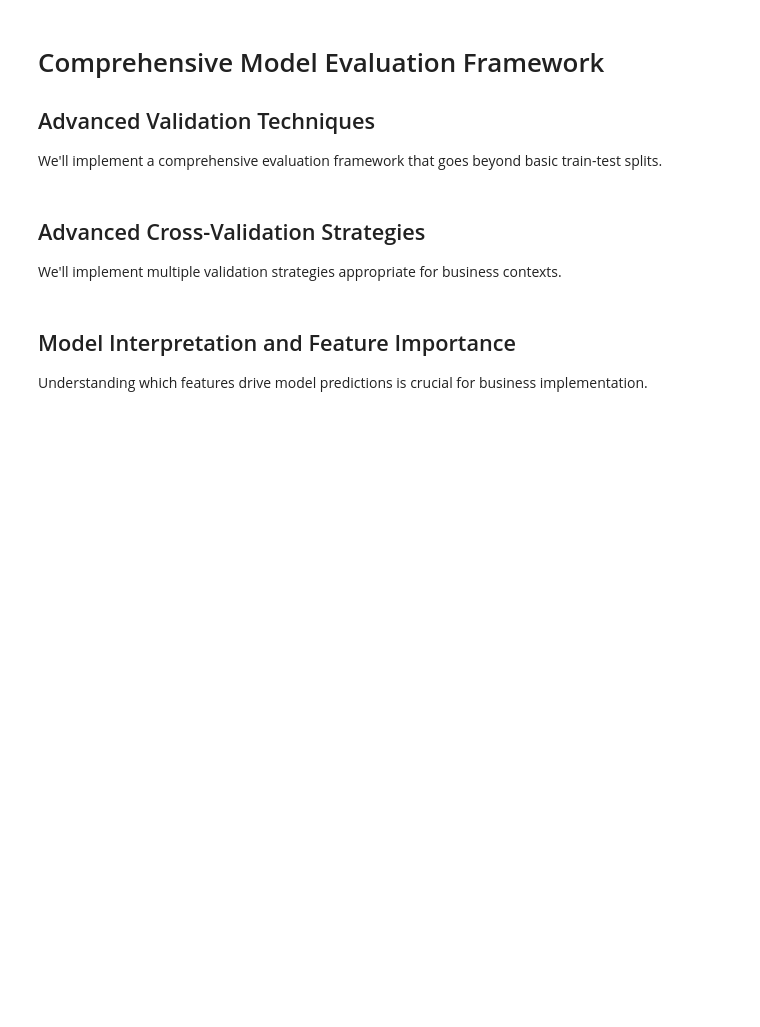
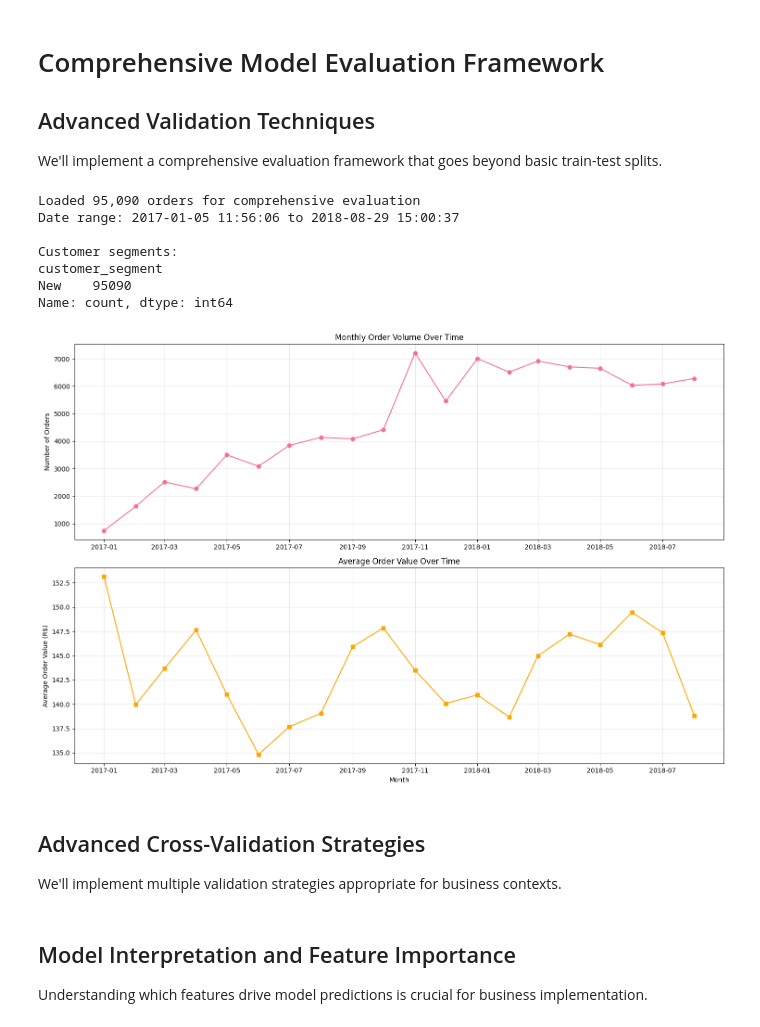
Before and after one commit to olaoluwaoyebola/python-data-analysis-course, a Jupyter notebook: Month_2/Week_8/Lecture/02_linear_regression_part3_model_evaluation_business_implementation.ipynb, the cells around one changed output. Saved outputs shown, nothing was run; the diff lists cells and outputs as text; code cells hidden in the pictures; blank space fills up the shorter version.

```diff
--- a/Month_2/Week_8/Lecture/02_linear_regression_part3_model_evaluation_business_implementation.ipynb
+++ b/Month_2/Week_8/Lecture/02_linear_regression_part3_model_evaluation_business_implementation.ipynb
@@ -156,7 +160,7 @@ def prepare_evaluation_dataset():
             COUNT(oi.order_item_id) as item_count,
             AVG(oi.price) as avg_item_price,
             SUM(oi.freight_value) as total_freight,
-            COUNT(DISTINCT p.product_category_name_english) as category_count,
+            COUNT(DISTINCT t.product_category_name_english) as category_count,
             AVG(p.product_weight_g) as avg_product_weight,
 
             -- Features: Customer history (at time of order)
@@ -180,6 +184,8 @@ def prepare_evaluation_dataset():
             ON o.order_id = oi.order_id
         INNER JOIN "olist_sales_data_set"."olist_products_dataset" p
             ON oi.product_id = p.product_id
+        LEFT JOIN "olist_sales_data_set"."product_category_name_translation" t
+            ON p.product_category_name = t.product_category_name
 
         -- Customer history (orders before current order)
         LEFT JOIN "olist_sales_data_set"."olist_orders_dataset" o_hist
@@ -238,33 +244,42 @@ def prepare_evaluation_dataset():
 
 # Load evaluation dataset
 eval_df = prepare_evaluation_dataset()
 
 print(f"Loaded {len(eval_df):,} orders for comprehensive evaluation")
 print(f"Date range: {eval_df['order_purchase_timestamp'].min()} to {eval_df['order_purchase_timestamp'].max()}")
 print(f"\nCustomer segments:")
 print(eval_df['customer_segment'].value_counts())
 
 # Visualize data distribution over time
 monthly_orders = eval_df.groupby('order_month_date').agg({
     'order_id': 'count',
     'order_value': 'mean'
 }).reset_index()
 
 fig, axes = plt.subplots(2, 1, figsize=(15, 10))
 
 axes[0].plot(monthly_orders['order_month_date'], monthly_orders['order_id'], marker='o')
 axes[0].set_title('Monthly Order Volume Over Time')
 axes[0].set_ylabel('Number of Orders')
 axes[0].grid(True, alpha=0.3)
 
 axes[1].plot(monthly_orders['order_month_date'], monthly_orders['order_value'], marker='s', color='orange')
 axes[1].set_title('Average Order Value Over Time')
 axes[1].set_ylabel('Average Order Value (R$)')
 axes[1].set_xlabel('Month')
 axes[1].grid(True, alpha=0.3)
 
 plt.tight_layout()
 plt.show()
+# %% [output]
+Loaded 95,090 orders for comprehensive evaluation
+Date range: 2017-01-05 11:56:06 to 2018-08-29 15:00:37
+
+Customer segments:
+customer_segment
+New    95090
+Name: count, dtype: int64
+[figure, added]
 # %% [markdown]
 ## Advanced Cross-Validation Strategies
 
```
Also changed, not shown: parts of 6 cells of this notebook, 2 other files.
